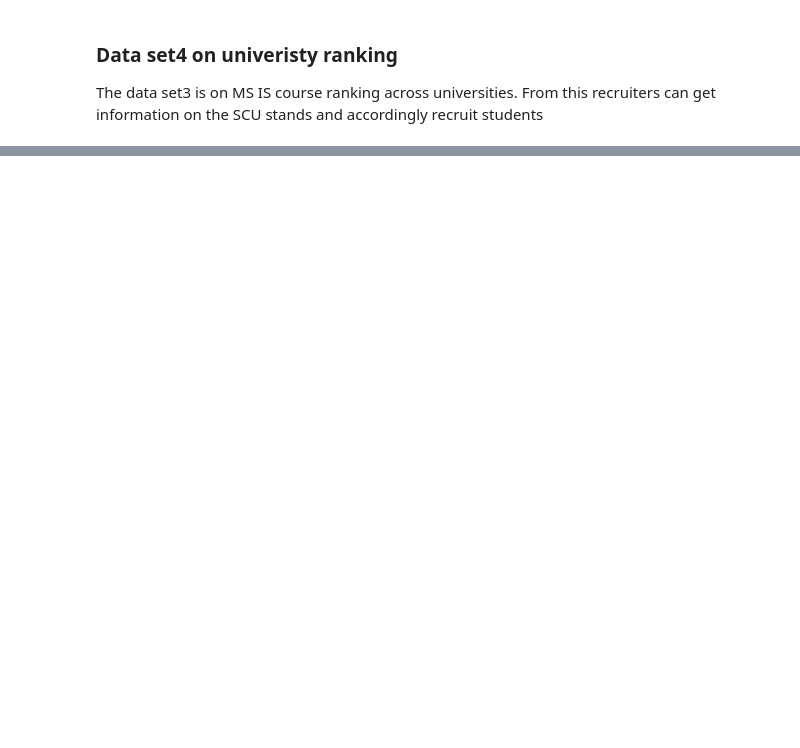
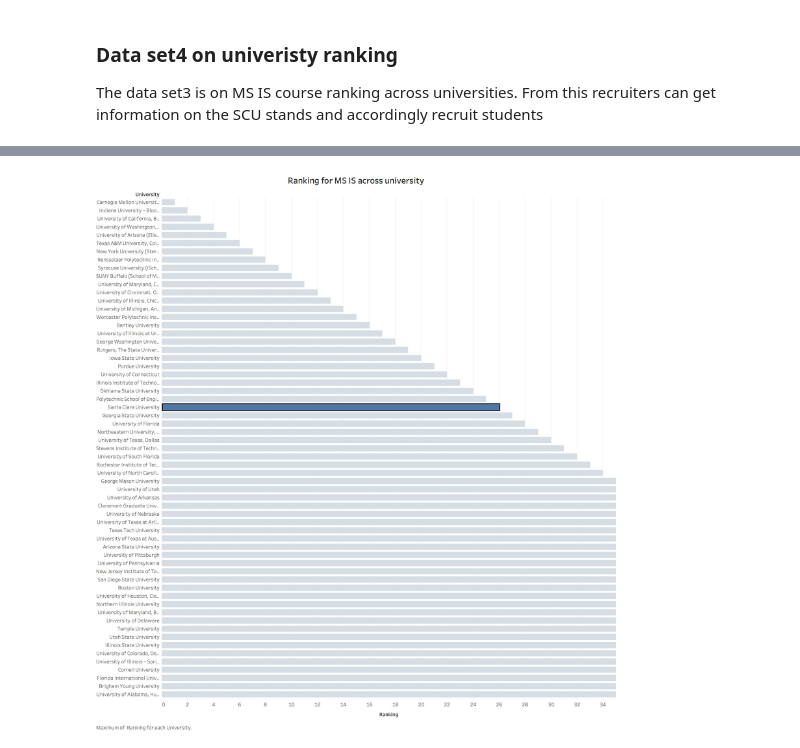
Before and after one commit to nrajeswaran/Data-Visualization, a Jupyter notebook: Lab4_DataScrapping_NR.ipynb, the cells around one changed output, grey strips where cells are left out. Cells and saved outputs as stored; diff of their text form; code cells hidden in the pictures; blank space fills up the shorter version.

```diff
--- a/Lab4_DataScrapping_NR.ipynb
+++ b/Lab4_DataScrapping_NR.ipynb
@@ -112,0 +115,4 @@ df.to_csv('univ_ranking.csv', index=False, encoding='utf-8')
+# %%
+Image('Ranking.jpg')
+# %% [output]
+[figure, added]
```
Also changed, not shown: parts of 5 cells of this notebook.
